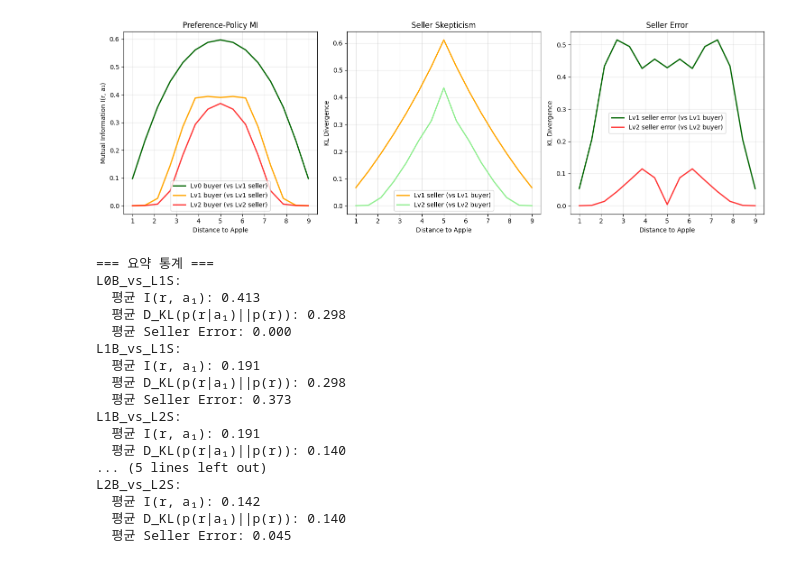
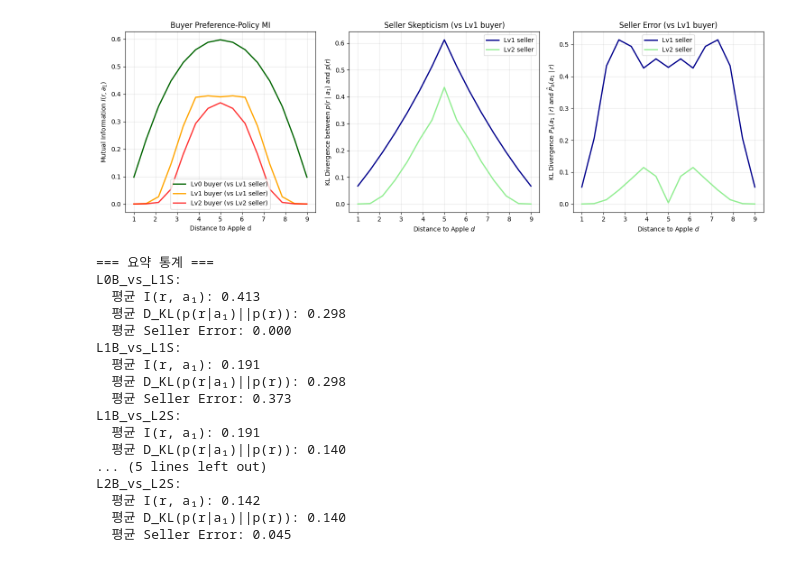
Before and after one commit to youngjinss/belief_of_belief_learning, a Jupyter notebook: notebook/exp2/visulize_results.ipynb, the cells around one changed output. Saved outputs shown, nothing was run; the diff lists cells and outputs as text; code cells hidden in the pictures.

```diff
--- a/notebook/exp2/visulize_results.ipynb
+++ b/notebook/exp2/visulize_results.ipynb
@@ -66,9 +66,9 @@ ax.plot(
     alpha=0.8,
     color="red",
 )
-ax.set_xlabel("Distance to Apple")
-ax.set_ylabel("Mutual Information I(r, a₁)")
-ax.set_title("Preference-Policy MI")
+ax.set_xlabel("Distance to Apple d")
+ax.set_ylabel("Mutual Information $I(r, a_1)$")
+ax.set_title("Buyer Preference-Policy MI")
 ax.legend()
 ax.grid(True, alpha=0.3)
 
@@ -84,20 +84,20 @@ ax = axes[1]
 ax.plot(
     candidate_vector_d,
     results["L1B_vs_L1S"]["belief_updates_D_KL"],
-    label="Lv1 seller (vs Lv1 buyer)",
+    label="Lv1 seller",
     linewidth=2,
-    color="orange",
+    color="darkblue",
 )
 ax.plot(
     candidate_vector_d,
-    results["L2B_vs_L2S"]["belief_updates_D_KL"],
-    label="Lv2 seller (vs Lv2 buyer)",
+    results["L1B_vs_L2S"]["belief_updates_D_KL"],
+    label="Lv2 seller",
     linewidth=2,
     color="lightgreen",
 )
-ax.set_xlabel("Distance to Apple")
-ax.set_ylabel("KL Divergence")
-ax.set_title("Seller Skepticism")
+ax.set_xlabel("Distance to Apple $d$")
+ax.set_ylabel("KL Divergence between $p(r \mid a_1)$ and $p(r)$")
+ax.set_title("Seller Skepticism (vs Lv1 buyer)")
 ax.legend()
 ax.grid(True, alpha=0.3)
 
@@ -106,46 +106,45 @@ ax = axes[2]
 ax.plot(
     candidate_vector_d,
     results["L1B_vs_L1S"]["seller_error"],
-    label="Lv1 seller error (vs Lv1 buyer)",
+    label="Lv1 seller",
     linewidth=2,
-    color="darkgreen",
+    color="darkblue",
 )
 # ax.plot(
 #     candidate_vector_d,
 #     results["L1B_vs_L2S"]["seller_error"],
 #     label="Lv2 seller error (vs Lv1 buyer)",
 #     linewidth=2,
 #     color="lightgreen",
 # )
 ax.plot(
     candidate_vector_d,
-    results["L2B_vs_L2S"]["seller_error"],
-    label="Lv2 seller error (vs Lv2 buyer)",
+    results["L1B_vs_L2S"]["seller_error"],
+    label="Lv2 seller",
     linewidth=2,
-    alpha=0.8,
-    color="red",
+    color="lightgreen",
 )
-ax.set_xlabel("Distance to Apple")
-ax.set_ylabel("KL Divergence")
-ax.set_title("Seller Error")
+ax.set_xlabel("Distance to Apple $d$")
+ax.set_ylabel("KL Divergence $P_b(a_1 \mid r)$ and $\hat{P}_b(a_1 \mid r)$")
+ax.set_title("Seller Error (vs Lv1 buyer)")
 ax.legend()
 ax.grid(True, alpha=0.3)
 
 plt.tight_layout()
 plt.show()
 
 # 요약 통계
 print("\n=== 요약 통계 ===")
 for key in results.keys():
     mi_I_r_a1_avg = np.mean(results[key]["mutual_info_I_r_a1"])
     belief_D_KL_avg = np.mean(results[key]["belief_updates_D_KL"])
     seller_error_avg = np.mean(results[key]["seller_error"])
     print(f"{key}:")
     print(f"  평균 I(r, a₁): {mi_I_r_a1_avg:.3f}")
     print(f"  평균 D_KL(p(r|a₁)||p(r)): {belief_D_KL_avg:.3f}")
     print(f"  평균 Seller Error: {seller_error_avg:.3f}")
 # %% [output]
-[figure, old version]
+[figure, new version]
 === 요약 통계 ===
 L0B_vs_L1S:
   평균 I(r, a₁): 0.413
```
